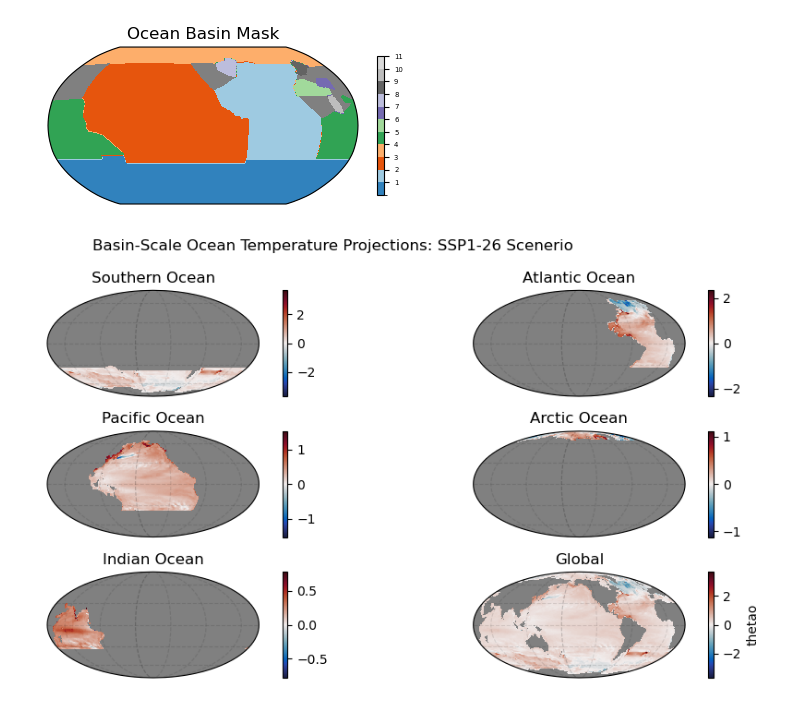
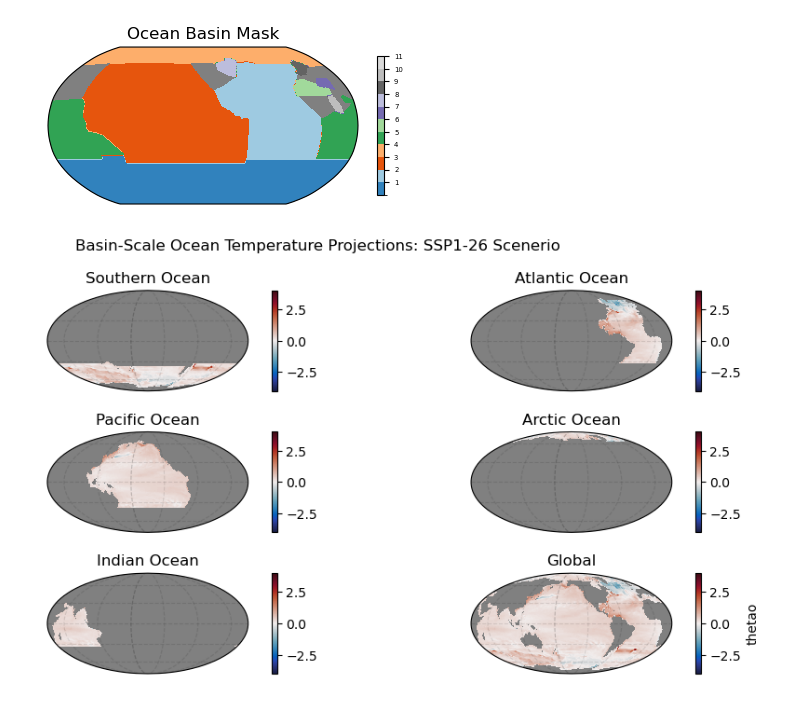
Before and after one commit to EES-3506-5506/Taboada_Final_G2, a Jupyter notebook: sea_water_potential_temp.ipynb, the cells around one changed output. Saved outputs shown, nothing was run; the diff lists cells and outputs as text; code cells hidden in the pictures.

```diff
--- a/sea_water_potential_temp.ipynb
+++ b/sea_water_potential_temp.ipynb
@@ -167,40 +167,57 @@ indianocean = (esm4_basins.where(esm4_basins==5) / esm4_basins.where(esm4_basins
 # %%
 subplot_kws=dict(projection=ccrs.Mollweide(central_longitude=-150),
                  facecolor='grey')
 
 fig, (ax)=plt.subplots(ncols=2,nrows=3, figsize=(10,5),subplot_kw=subplot_kws)
 
-(diff_126*southernocean).mean(dim='lev').plot( cmap=cmocean.cm.balance, ax=ax[0,0],
-                              transform=ccrs.PlateCarree())
-(diff_126*atlanticocean).mean(dim='lev').plot(cmap=cmocean.cm.balance, ax=ax[0,1],
-                                transform=ccrs.PlateCarree())
-(diff_126*pacificocean).mean(dim='lev').plot(cmap=cmocean.cm.balance, ax=ax[1,0],
-                              transform=ccrs.PlateCarree())
-(diff_126*arcticocean).mean(dim='lev').plot(cmap=cmocean.cm.balance, ax=ax[1,1],
-                              transform=ccrs.PlateCarree())
-(diff_126*indianocean).mean(dim='lev').plot(cmap=cmocean.cm.balance, ax=ax[2,0],
-                              transform=ccrs.PlateCarree())
-diff_126.mean(dim='lev').plot(cmap=cmocean.cm.balance, ax=ax[2,1],
-                              transform=ccrs.PlateCarree())
+(diff_126*southernocean).mean(dim='lev').plot(cmap=cmocean.cm.balance,
+                                              ax=ax[0,0],
+                                              transform=ccrs.PlateCarree(),
+                                              vmin = -4, vmax = 4)
+
+(diff_126*atlanticocean).mean(dim='lev').plot(cmap=cmocean.cm.balance,
+                                              ax=ax[0,1],
+                                              transform=ccrs.PlateCarree(),
+                                              vmin = -4, vmax = 4)
+
+(diff_126*pacificocean).mean(dim='lev').plot(cmap=cmocean.cm.balance,
+                                             ax=ax[1,0],
+                                             transform=ccrs.PlateCarree(),
+                                             vmin = -4, vmax = 4)
+
+(diff_126*arcticocean).mean(dim='lev').plot(cmap=cmocean.cm.balance,
+                                            ax=ax[1,1],
+                                            transform=ccrs.PlateCarree(),
+                                            vmin = -4, vmax = 4)
+
+(diff_126*indianocean).mean(dim='lev').plot(cmap=cmocean.cm.balance,
+                                            ax=ax[2,0],
+                                            transform=ccrs.PlateCarree(),
+                                            vmin = -4, vmax = 4)
+
+diff_126.mean(dim='lev').plot(cmap=cmocean.cm.balance,
+                              ax=ax[2,1],
+                              transform=ccrs.PlateCarree(),
+                              vmin = -4, vmax = 4)
 
 ax[0,0].set_title('Southern Ocean')
 ax[0,1].set_title('Atlantic Ocean')
 ax[1,0].set_title('Pacific Ocean')
 ax[1,1].set_title('Arctic Ocean')
 ax[2,0].set_title('Indian Ocean')
 ax[2,1].set_title('Global')
 
 ax[0,0].axes.gridlines(color='black', alpha=0.1, linestyle='--') ##adding gridlines to each subplot
 ax[0,1].axes.gridlines(color='black', alpha=0.1, linestyle='--')
 ax[1,0].axes.gridlines(color='black', alpha=0.1, linestyle='--')
 ax[1,1].axes.gridlines(color='black', alpha=0.1, linestyle='--')
 ax[2,0].axes.gridlines(color='black', alpha=0.1, linestyle='--')
 ax[2,1].axes.gridlines(color='black', alpha=0.1, linestyle='--')
 
 fig.suptitle('Basin-Scale Ocean Temperature Projections: SSP1-26 Scenerio')
 plt.tight_layout()
 # %% [output]
-[figure, old version]
+[figure, new version]
 # %%
 subplot_kws=dict(projection=ccrs.Mollweide(central_longitude=-150),
                  facecolor='grey')
```
Also changed, not shown: parts of 5 cells of this notebook.
